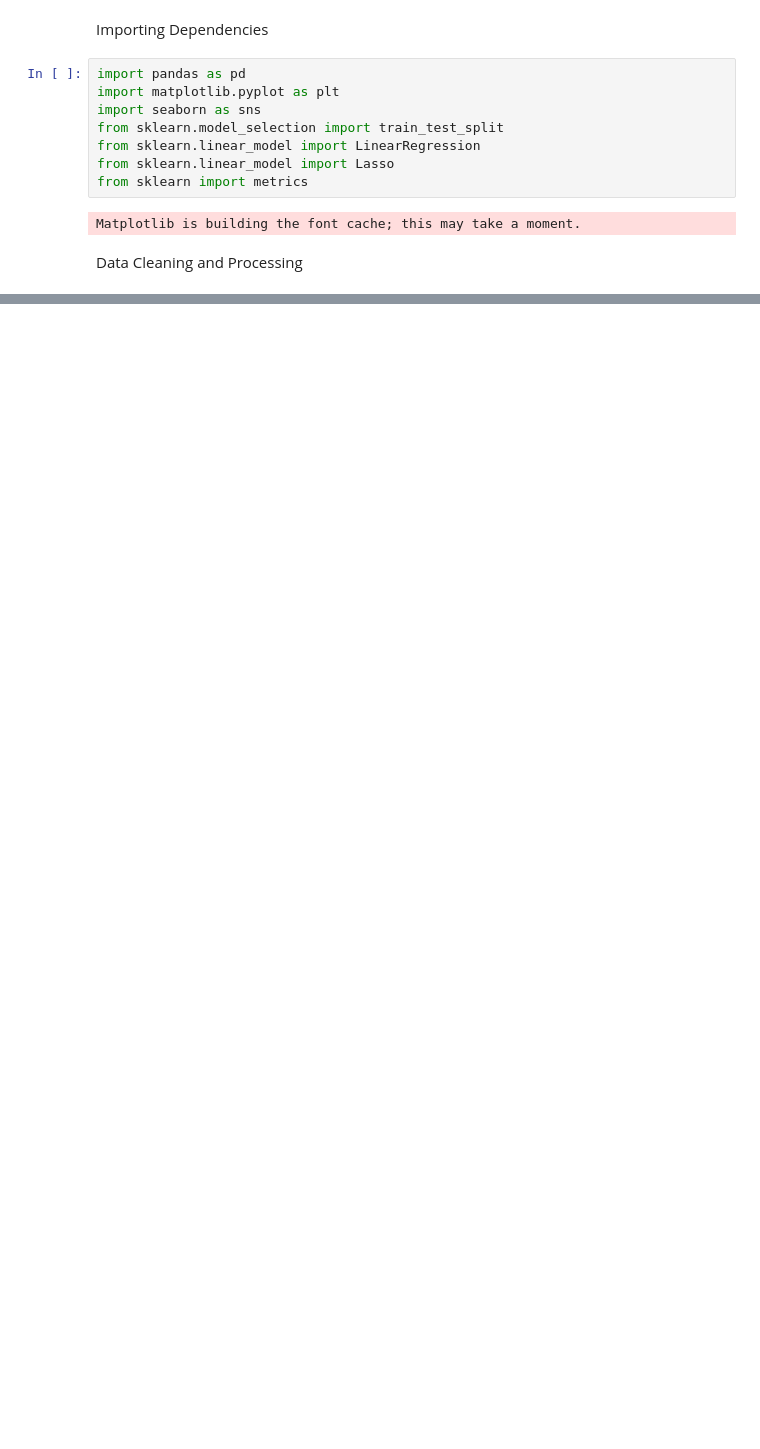
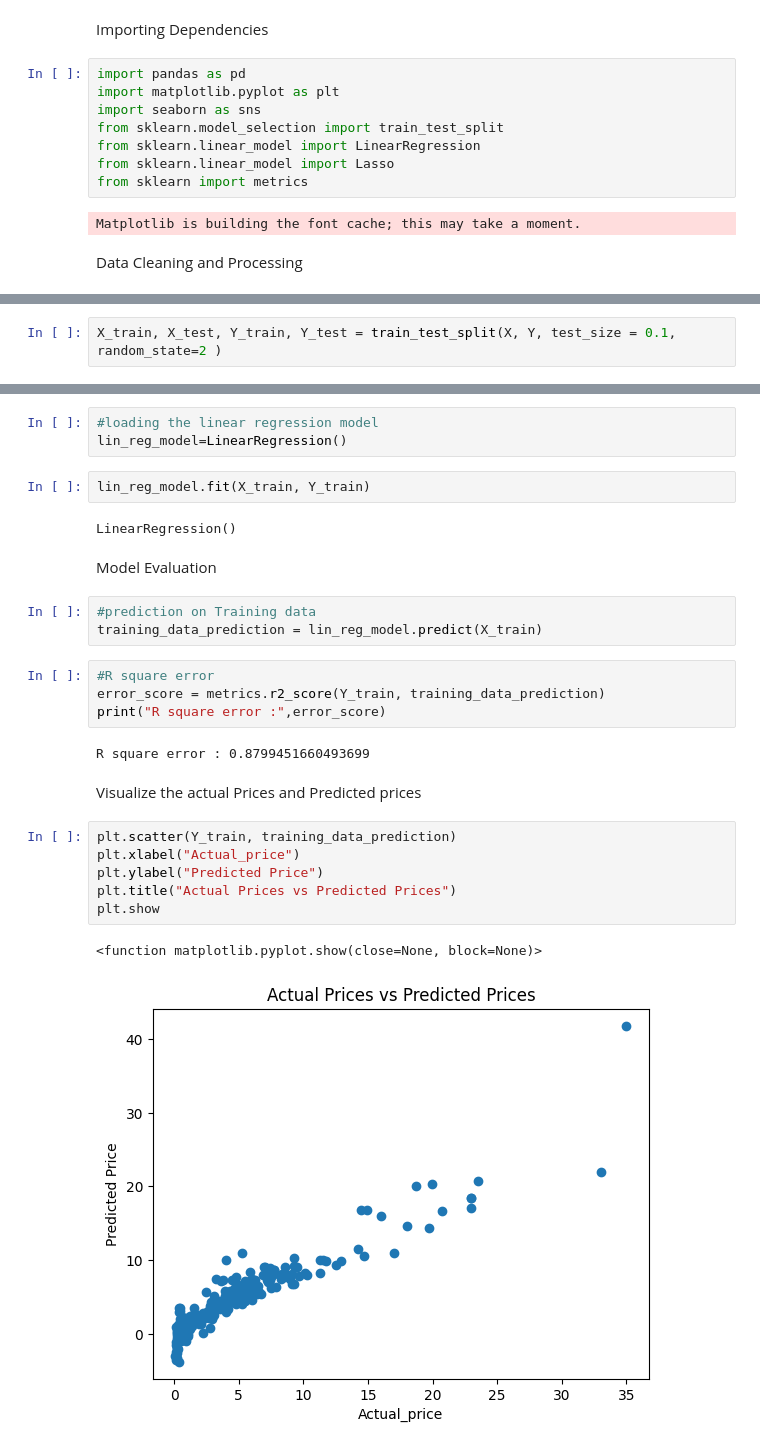
Before and after one commit to jenith-acharya/car-price-prediction-model, a Jupyter notebook: starting.ipynb, the cells around one changed output, grey strips where cells are left out. Saved outputs shown, nothing was run; the diff lists cells and outputs as text; blank space fills up the shorter version.

```diff
--- a/starting.ipynb
+++ b/starting.ipynb
@@ -18,0 +154,2 @@ FileNotFoundError: [Errno 2] No such file or directory: '\\Car price prediction
+# %%
+X_train, X_test, Y_train, Y_test = train_test_split(X, Y, test_size = 0.1, random_state=2 )
@@ -18,0 +160,29 @@ FileNotFoundError: [Errno 2] No such file or directory: '\\Car price prediction
+# %%
+#loading the linear regression model
+lin_reg_model=LinearRegression()
+# %%
+lin_reg_model.fit(X_train, Y_train)
+# %% [output]
+LinearRegression()
+# %% [markdown]
+Model Evaluation
+# %%
+#prediction on Training data
+training_data_prediction = lin_reg_model.predict(X_train)
+# %%
+#R square error
+error_score = metrics.r2_score(Y_train, training_data_prediction)
+print("R square error :",error_score)
+# %% [output]
+R square error : 0.8799451660493699
+# %% [markdown]
+Visualize the actual Prices and Predicted prices
+# %%
+plt.scatter(Y_train, training_data_prediction)
+plt.xlabel("Actual_price")
+plt.ylabel("Predicted Price")
+plt.title("Actual Prices vs Predicted Prices")
+plt.show
+# %% [output]
+<function matplotlib.pyplot.show(close=None, block=None)>
+[figure, added]
```
Also changed, not shown: parts of 31 cells of this notebook.
